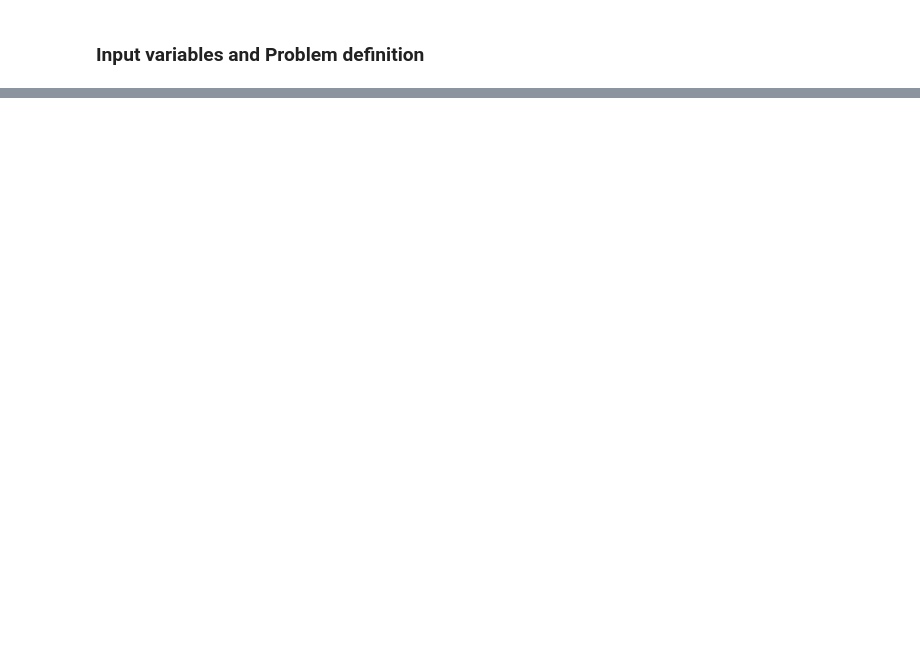
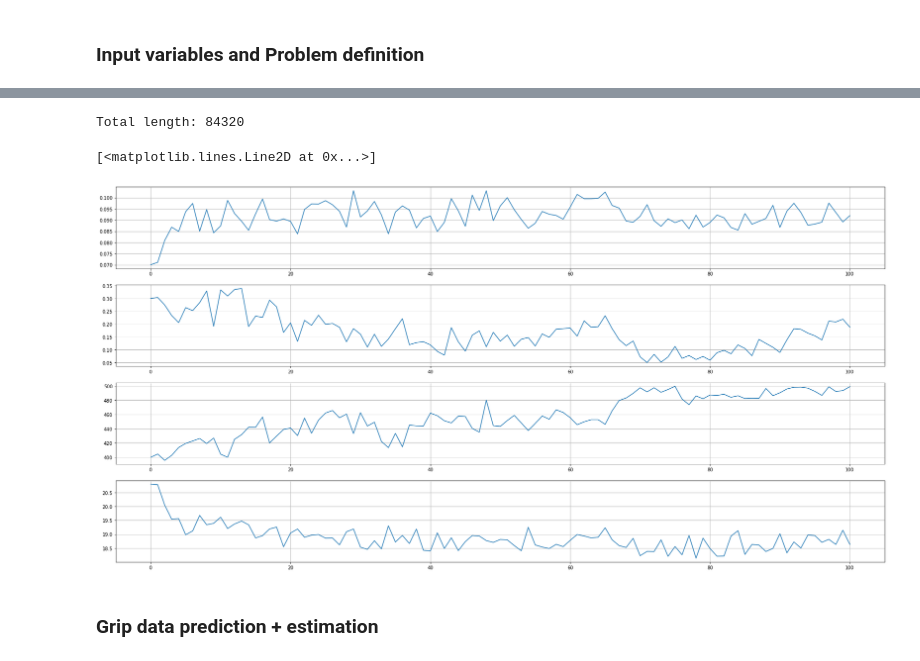
Before and after one commit to tbazina/grip-emg-optimize, a Jupyter notebook: notebooks/sensitivity_generate_1.ipynb, the cells around one changed output, grey strips where cells are left out. Saved outputs shown, nothing was run; the diff lists cells and outputs as text; code cells hidden in the pictures; blank space fills up the shorter version.

```diff
--- a/notebooks/sensitivity_generate_1.ipynb
+++ b/notebooks/sensitivity_generate_1.ipynb
@@ -255,0 +142,5 @@ pop1.champion_x
+# %%
+# Loading optimal mask
+opt_mask = pd.read_csv('data/spectral_mask_optimal.csv')
+display(opt_mask)
+opt_mask_vals = opt_mask['mask'].to_numpy()
@@ -255,0 +169,2 @@ pop1.champion_x
+# %%
+proc_data = prob_extract.process_store_emg_corrs(opt_mask_vals)
@@ -255,0 +1004,13 @@ pop1.champion_x
+# %%
+# Create a dataframe and export proc_data to csv
+proc_data_df = pd.DataFrame({k: v for k, v in proc_data_blk.items()})
+proc_data_df
+tot_len = 0
+for i in proc_data_df['time_t']:
+    tot_len += len(i)
+print(f'Total length: {tot_len}')
+proc_data_df = proc_data_df.explode(
+    ['time_t', 'emg', 'emg_processed', 'emg_processed_transformed', 'grip', 'grip_approx']
+    )
+proc_data_df
+proc_data_df.to_csv('data/processed_approximated_data_dwns8_pos4_td_60_grid_obs.csv', index=False)
@@ -255,0 +1276,28 @@ pop1.champion_x
+# %%
+# Create a dataframe and export proc_data to csv
+proc_data_df = pd.DataFrame({k: v for k, v in proc_data_blk.items()})
+proc_data_df
+tot_len = 0
+for i in proc_data_df['time_t']:
+    tot_len += len(i)
+print(f'Total length: {tot_len}')
+proc_data_df = proc_data_df.explode(
+    ['time_t', 'emg', 'emg_processed', 'emg_processed_transformed', 'grip', 'grip_approx']
+    )
+proc_data_df
+proc_data_df.to_csv('data/processed_approximated_data_dwns8_pos3.csv', index=False)
+# %% [output]
+Total length: 84320
+# %%
+plateau_cutoff = [i[0] for i in bounds_minimizer.x]
+shrinking_factor = [i[1] for i in bounds_minimizer.x]
+delay = [i[2]*1e3 for i in bounds_minimizer.x]
+wmape = bounds_minimizer.f
+fig, ax = plt.subplots(nrows=4, ncols=1, figsize=(30, 15))
+ax[0].plot(plateau_cutoff, label='Plateau cutoff')
+ax[1].plot(shrinking_factor, label='Shrinking factor')
+ax[2].plot(delay, label='Delay')
+ax[3].plot(wmape, label='wMAPE')
+# %% [output]
+[<matplotlib.lines.Line2D at 0x...>]
+[figure, added]
@@ -255,0 +1311,2 @@ pop1.champion_x
+# %% [markdown]
+### Grip data prediction + estimation
```
Also changed, not shown: parts of 55 cells of this notebook, 7 other files.
